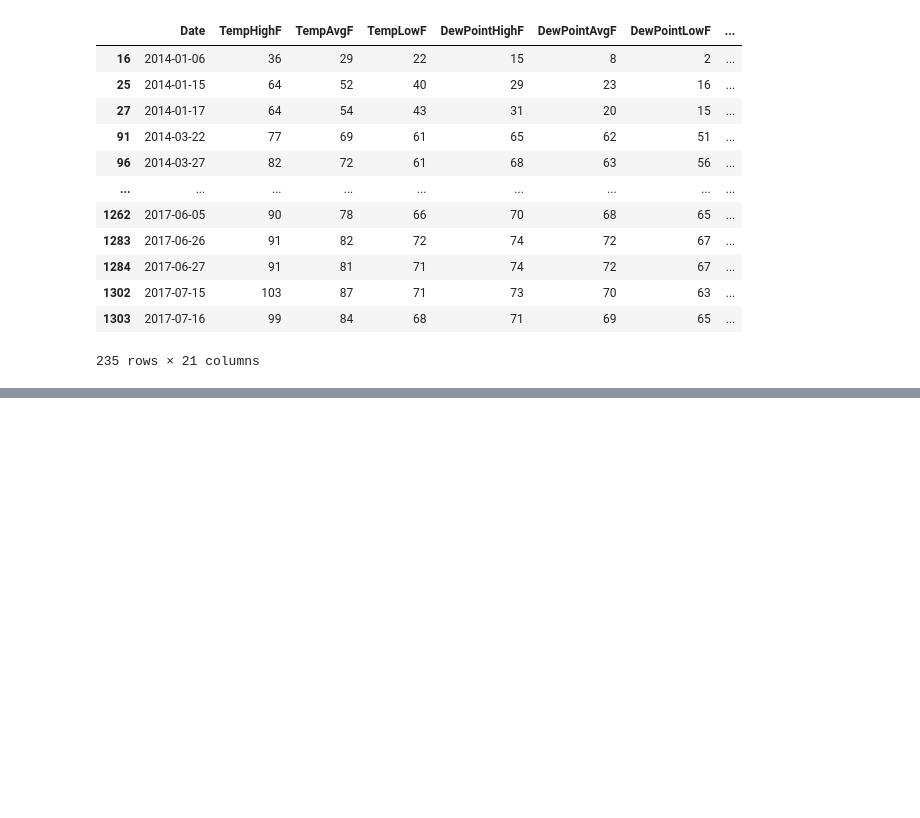
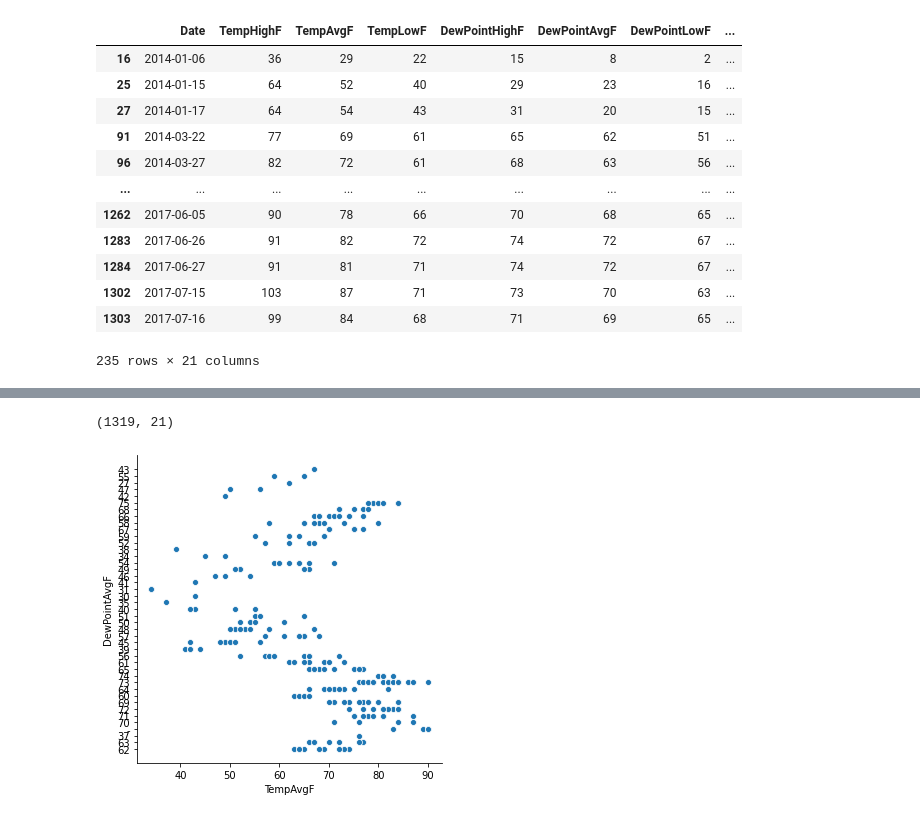
Before and after one commit to sunwenliang14/credit-card-risk, a Jupyter notebook: credit-risk-analysis.ipynb, the cells around one changed output, grey strips where cells are left out. Drawn from its saved outputs; the diff is of its cells as text; code cells hidden in the pictures; blank space fills up the shorter version.

```diff
--- a/credit-risk-analysis.ipynb
+++ b/credit-risk-analysis.ipynb
@@ -407,4 +407,4 @@ df[df.HumidityHighPercent <= '50']
 | 1303 | 2017-07-16 | 99 | 84 | 68 | 71 | 69 | 65 | ... |
 235 rows × 21 columns
 # %%
-df[df.HumidityHighPercent <= '40']
+df2 = df[df.HumidityHighPercent <= '40']
@@ -425 +421,9 @@ df[df.HumidityHighPercent <= '40']
+# %%
+df.shape
+# %% [output]
+(1319, 21)
+# %%
+sns.relplot(x="TempAvgF", y="DewPointAvgF", data=df2);
+# %% [output]
+[figure, added]
 # %%
```
Also changed, not shown: parts of 3 cells of this notebook.
